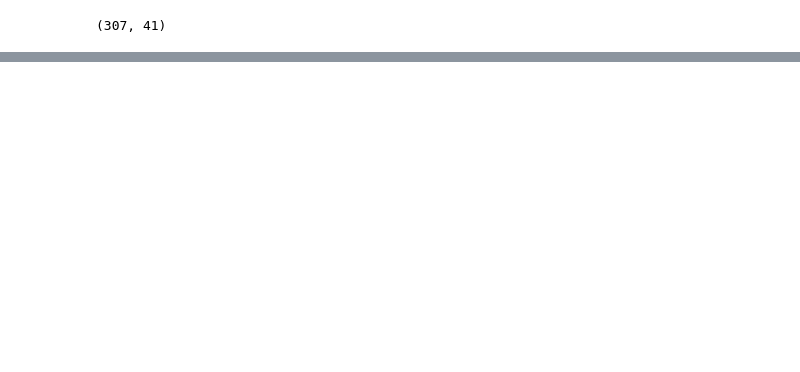
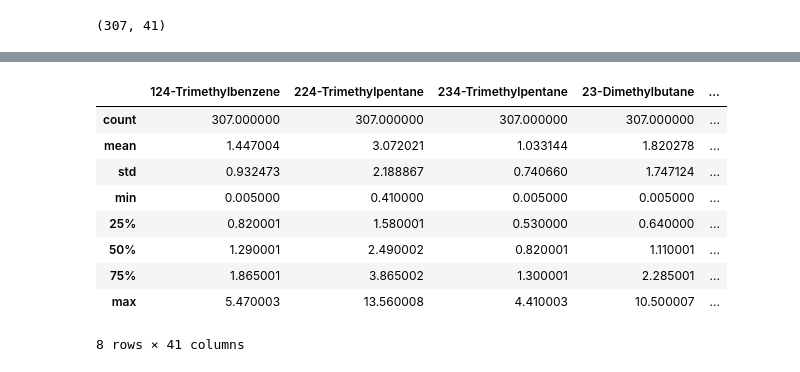
Before and after one commit to quanted/esat, a Jupyter notebook: notebooks/data_exploration.ipynb, the cells around one changed output, grey strips where cells are left out. Cells and saved outputs as stored; diff of their text form; code cells hidden in the pictures; blank space fills up the shorter version.

```diff
--- a/notebooks/data_exploration.ipynb
+++ b/notebooks/data_exploration.ipynb
@@ -117,0 +169,13 @@ array([[0.4165316 , 0.6379274 , 0.44620812, ..., 0.20604613, 0.09570183,
+# %%
+dh.input_data.describe()
+# %% [output]
+|  | 124-Trimethylbenzene | 224-Trimethylpentane | 234-Trimethylpentane | 23-Dimethylbutane | ... |
+| count | 307.000000 | 307.000000 | 307.000000 | 307.000000 | ... |
+| mean | 1.447004 | 3.072021 | 1.033144 | 1.820278 | ... |
+| std | 0.932473 | 2.188867 | 0.740660 | 1.747124 | ... |
+| min | 0.005000 | 0.410000 | 0.005000 | 0.005000 | ... |
+| 25% | 0.820001 | 1.580001 | 0.530000 | 0.640000 | ... |
+| 50% | 1.290001 | 2.490002 | 0.820001 | 1.110001 | ... |
+| 75% | 1.865001 | 3.865002 | 1.300001 | 2.285001 | ... |
+| max | 5.470003 | 13.560008 | 4.410003 | 10.500007 | ... |
+8 rows × 41 columns
```
Also changed, not shown: parts of 9 cells of this notebook, 6 other files.
